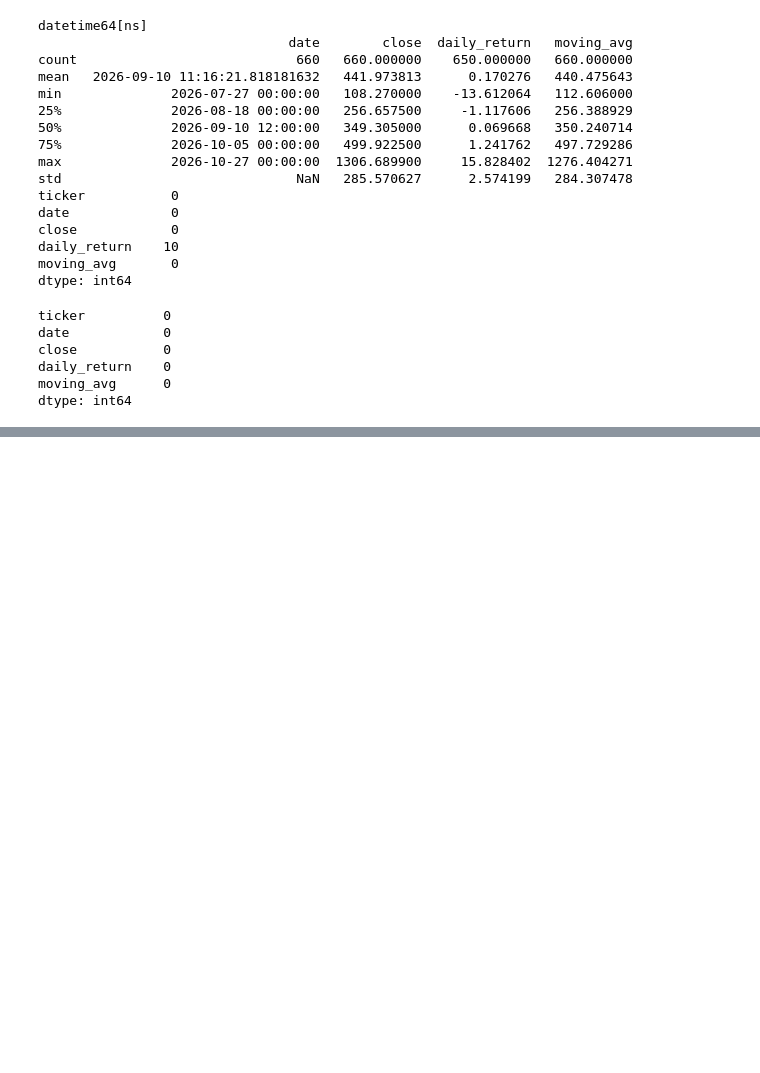
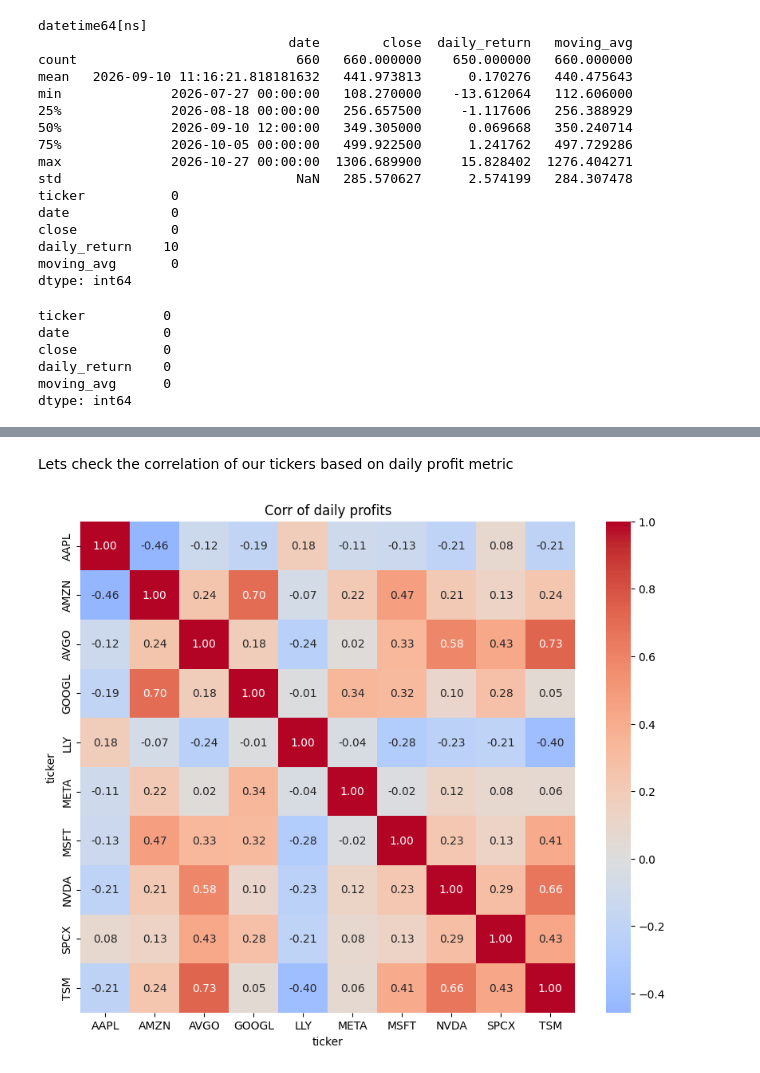
Before and after one commit to TheLevner/finance_analytics, a Jupyter notebook: analysis/daily-basic-metrics.ipynb, the cells around one changed output, grey strips where cells are left out. Cells and saved outputs as stored; diff of their text form; code cells hidden in the pictures; blank space fills up the shorter version.

Commit message:
added heat map of corrilation and made on infrerance based on it

```diff
--- a/analysis/daily-basic-metrics.ipynb
+++ b/analysis/daily-basic-metrics.ipynb
@@ -115,0 +116,13 @@ plt.show()
+# %% [markdown]
+Lets check the correlation of our tickers based on daily profit metric
+# %%
+import seaborn as sns
+
+returns_pivot = df.pivot(index='date', columns='ticker', values='daily_return')
+
+plt.figure(figsize=(10, 8))
+sns.heatmap(returns_pivot.corr(), annot=True, cmap='coolwarm', center=0, fmt='.2f')
+plt.title('Corr of daily profits')
+plt.show()
+# %% [output]
+[figure, added]
```
Also changed, not shown: parts of 3 cells of this notebook.
